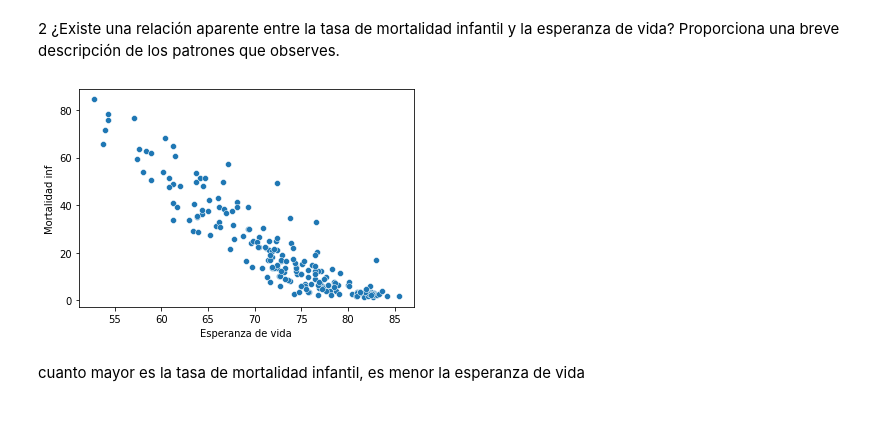
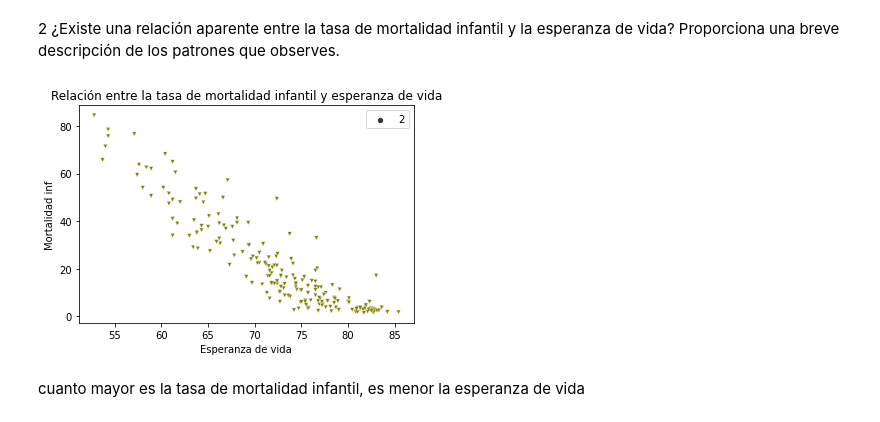
Before and after one commit to Adalab/Promo-F-da-modulo3-sprint2-pairprogramming_YohanaMiriam, a Jupyter notebook: pair7.ipynb, the cells around one changed output. Drawn from its saved outputs; the diff is of its cells as text; code cells hidden in the pictures.

```diff
--- a/pair7.ipynb
+++ b/pair7.ipynb
@@ -64,16 +41,18 @@ plt.ylabel("Frecuencia");
 # %% [markdown]
 2 ¿Existe una relación aparente entre la tasa de mortalidad infantil y la esperanza de vida? Proporciona una breve descripción de los patrones que observes.
-# %%
-# como ya lo hemos aprendido, vamos a cambiar el nombre de los ejes usando los métodos 'plt.xlabel()'  y 'plt.ylabel()'
-sns.scatterplot(x = "lifeexpectancy_i",
-                y = "infantmortality_k",
-                data = df)
-
-# cambiamos los nombres de los ejes
-plt.xlabel("Esperanza de vida")
-plt.ylabel("Mortalidad inf");
-# %% [output]
-[figure, removed]
+# %%
+sns.scatterplot(x = "lifeexpectancy_i",
+                y = "infantmortality_k",
+                data = df,
+                size = 2,
+                marker = "v",
+                color = "olive")
+
+plt.xlabel("Esperanza de vida")
+plt.ylabel("Mortalidad inf")
+plt.title('Relación entre la tasa de mortalidad infantil y esperanza de vida');
+# %% [output]
+[figure, added]
 # %% [markdown]
 cuanto mayor es la tasa de mortalidad infantil, es menor la esperanza de vida
 # %% [markdown]
```
Also changed, not shown: parts of 30 cells of this notebook, 2 other files.
